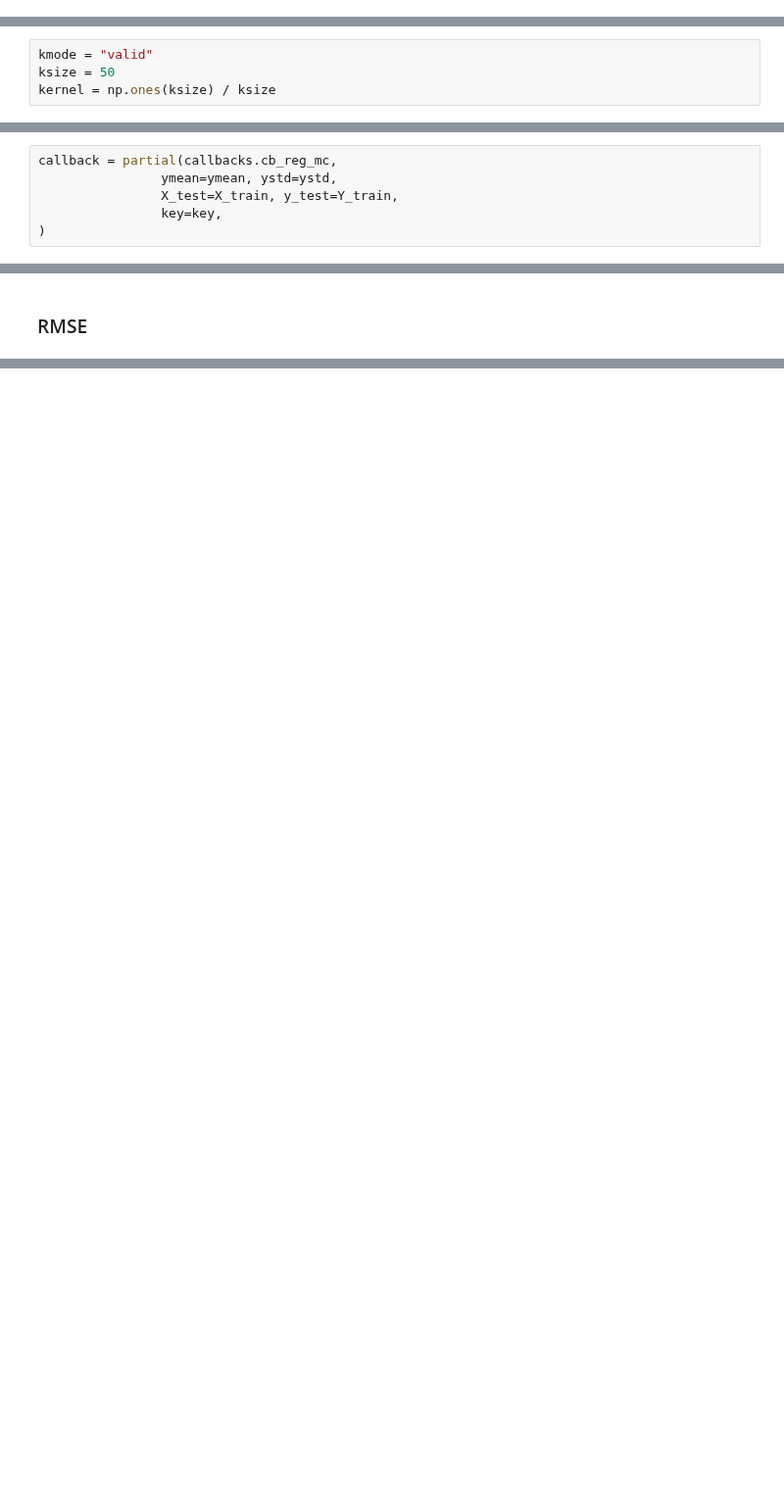
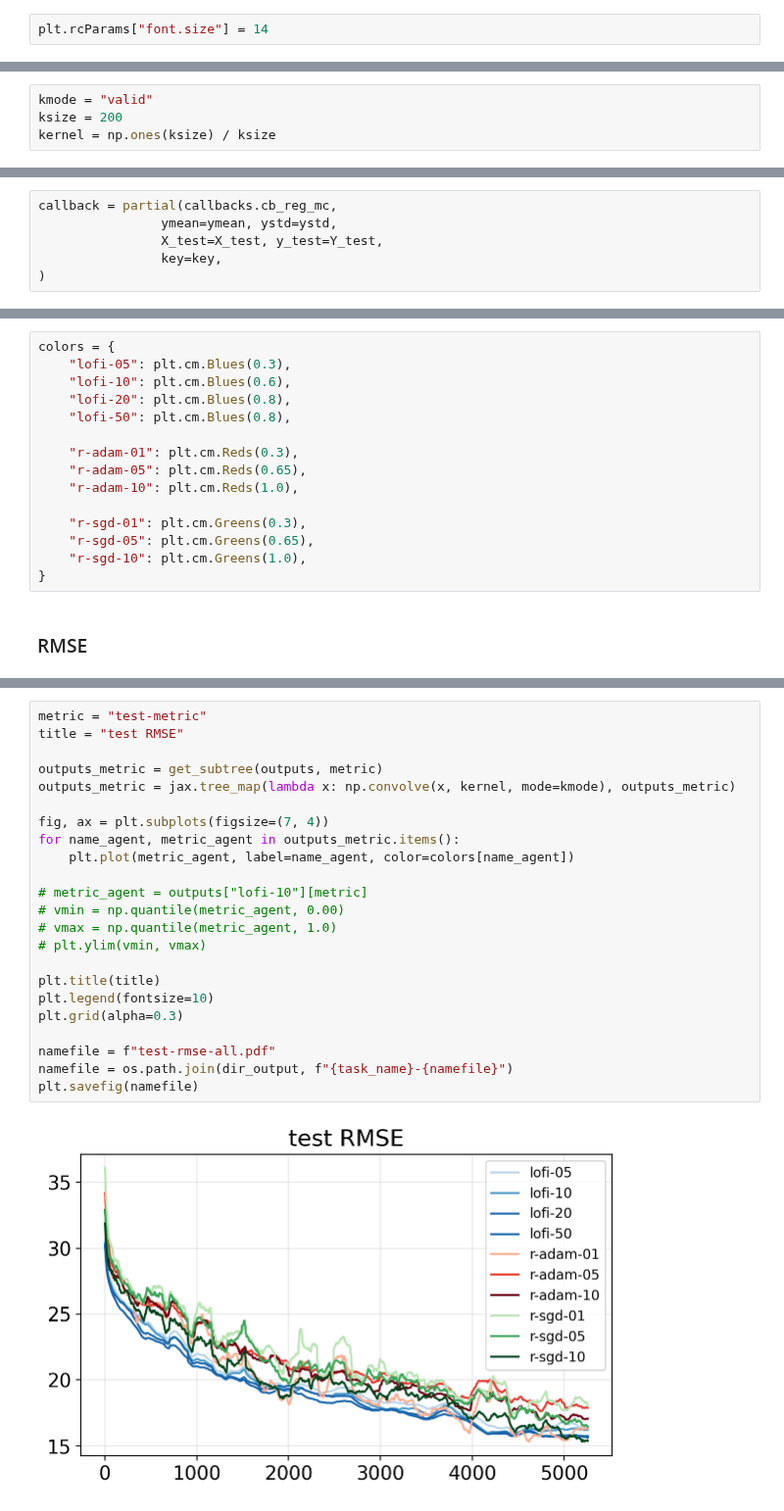
Before and after one commit to probml/rebayes, a Jupyter notebook: demos/collas/regression/rotating-mnist-unsorted.ipynb, the cells around one changed output, grey strips where cells are left out. Shown at 98% size. Drawn from its saved outputs; the diff is of its cells as text; blank space fills up the shorter version.

```diff
--- a/demos/collas/regression/rotating-mnist-unsorted.ipynb
+++ b/demos/collas/regression/rotating-mnist-unsorted.ipynb
@@ -8,10 +11,12 @@ import matplotlib.pyplot as plt
+# %%
+plt.rcParams["font.size"] = 14
 # %%
 %load_ext autoreload
 %autoreload 2
 %config InlineBackend.figure_format = "retina"
 # %%
 kmode = "valid"
-ksize = 50
+ksize = 200
 kernel = np.ones(ksize) / ksize
 # %% [markdown]
 ## Hyperparameter optimisation
@@ -61,6 +92,6 @@ agent_lofi, rfn = lofi.init_regression_agent(
 # %%
 callback = partial(callbacks.cb_reg_mc,
                 ymean=ymean, ystd=ystd,
-                X_test=X_train, y_test=Y_train,
+                X_test=X_test, y_test=Y_test,
                 key=key,
 )
@@ -84,2 +156,17 @@ task_name = "iid-rotation"
+# %%
+colors = {
+    "lofi-05": plt.cm.Blues(0.3),
+    "lofi-10": plt.cm.Blues(0.6),
+    "lofi-20": plt.cm.Blues(0.8),
+    "lofi-50": plt.cm.Blues(0.8),
+
+    "r-adam-01": plt.cm.Reds(0.3),
+    "r-adam-05": plt.cm.Reds(0.65),
+    "r-adam-10": plt.cm.Reds(1.0),
+
+    "r-sgd-01": plt.cm.Greens(0.3),
+    "r-sgd-05": plt.cm.Greens(0.65),
+    "r-sgd-10": plt.cm.Greens(1.0),
+}
 # %% [markdown]
 ### RMSE
@@ -262,0 +173,25 @@ plt.grid(alpha=0.3)
+# %%
+metric = "test-metric"
+title = "test RMSE"
+
+outputs_metric = get_subtree(outputs, metric)
+outputs_metric = jax.tree_map(lambda x: np.convolve(x, kernel, mode=kmode), outputs_metric)
+
+fig, ax = plt.subplots(figsize=(7, 4))
+for name_agent, metric_agent in outputs_metric.items():
+    plt.plot(metric_agent, label=name_agent, color=colors[name_agent])
+
+# metric_agent = outputs["lofi-10"][metric]
+# vmin = np.quantile(metric_agent, 0.00)
+# vmax = np.quantile(metric_agent, 1.0)
+# plt.ylim(vmin, vmax)
+
+plt.title(title)
+plt.legend(fontsize=10)
+plt.grid(alpha=0.3)
+
+namefile = f"test-rmse-all.pdf"
+namefile = os.path.join(dir_output, f"{task_name}-{namefile}")
+plt.savefig(namefile)
+# %% [output]
+[figure, added]
```
Also changed, not shown: parts of 27 cells of this notebook, 1 other file.
